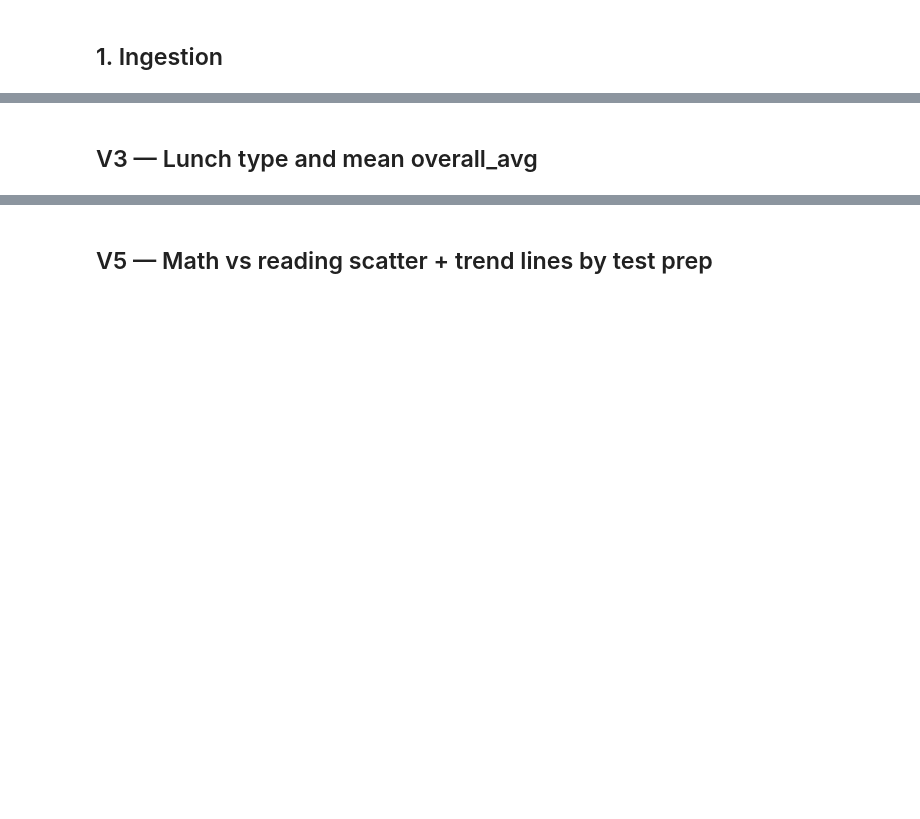
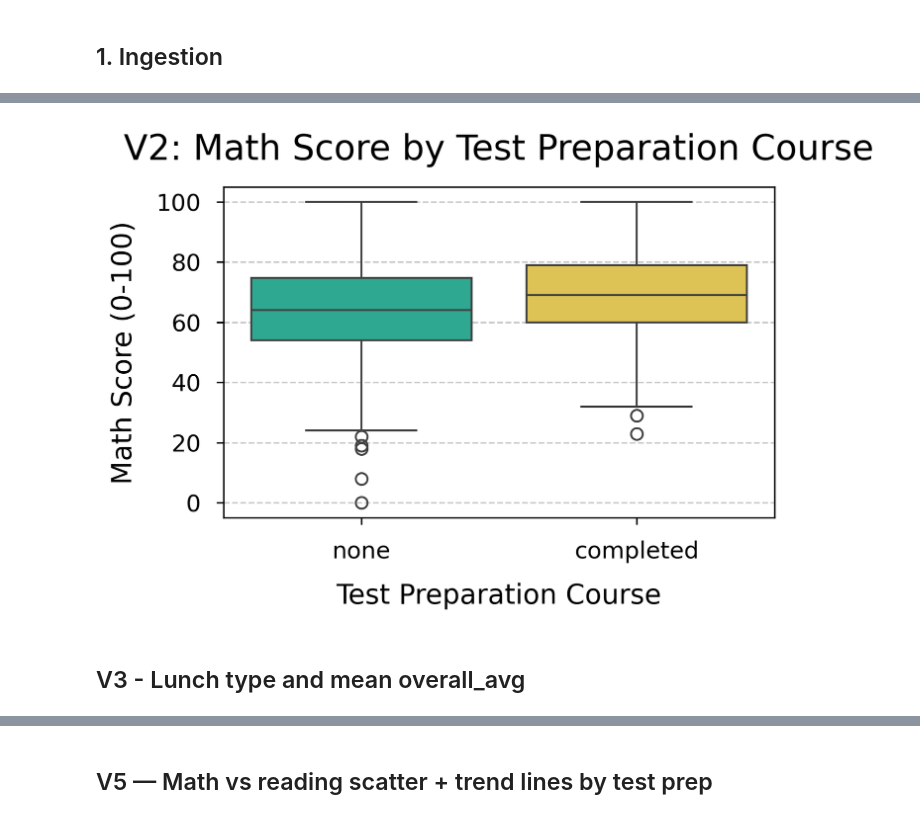
Before and after one commit to rasagyna1106/Principles_Data_Science, a Jupyter notebook: Student Performance/03_student_performance_visualizations.ipynb, the cells around one changed output, grey strips where cells are left out. Drawn from its saved outputs; the diff is of its cells as text; code cells hidden in the pictures; blank space fills up the shorter version.

```diff
--- a/Student Performance/03_student_performance_visualizations.ipynb
+++ b/Student Performance/03_student_performance_visualizations.ipynb
@@ -50,12 +86,19 @@ plt.show()
 # %%
 fig, ax = plt.subplots(figsize=(FIG_W, FIG_H), dpi=DPI)
-sns.boxplot(data=df, x="test preparation course", y="math score", order=["none", "completed"], palette={"none": "#e74c3c", "completed": "#27ae60"})
-ax.set_title("V2: Math Score by Test Preparation")
-ax.set_ylabel("Math score (points)"); ax.set_xlabel("Test preparation course")
-plt.tight_layout()
+sns.boxplot(data=df, x="test_prep", y="math score", hue="test_prep", order=["none", "completed"], palette={"none": "#1abc9c", "completed": "#f4d03f"}, ax=ax, legend=False)
+ax.set_title("V2: Math Score by Test Preparation Course", pad=14)
+ax.set_ylabel("Math Score (0-100)", labelpad=10)
+ax.set_xlabel("Test Preparation Course", labelpad=10)
+ax.set_xticks(range(len(["none", "completed"])))
+ax.set_xticklabels(["none", "completed"])
+ax.tick_params(axis="x", pad=8); ax.tick_params(axis="y", pad=8)
+ax.yaxis.grid(True, linestyle="--", alpha=0.7)
+plt.tight_layout(pad=PAD)
 plt.savefig(os.path.join(FIG_DIR, "V2_test_prep_math.png"), dpi=DPI, bbox_inches="tight")
 plt.show()
+# %% [output]
+[figure, added]
 # %% [markdown]
-## V3 — Lunch type and mean overall_avg
+## V3 - Lunch type and mean overall_avg
 # %%
 fig, ax = plt.subplots(figsize=(FIG_W, FIG_H), dpi=DPI)
```
Also changed, not shown: parts of 56 cells of this notebook.
